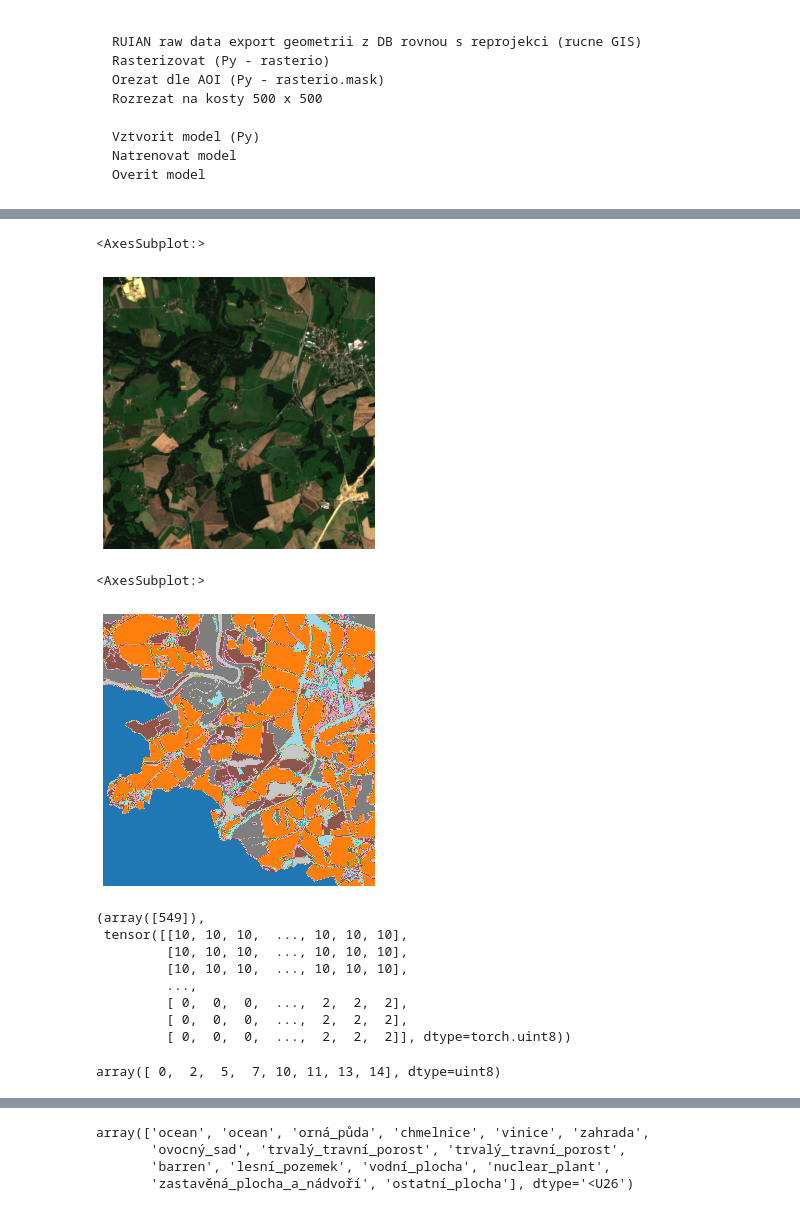
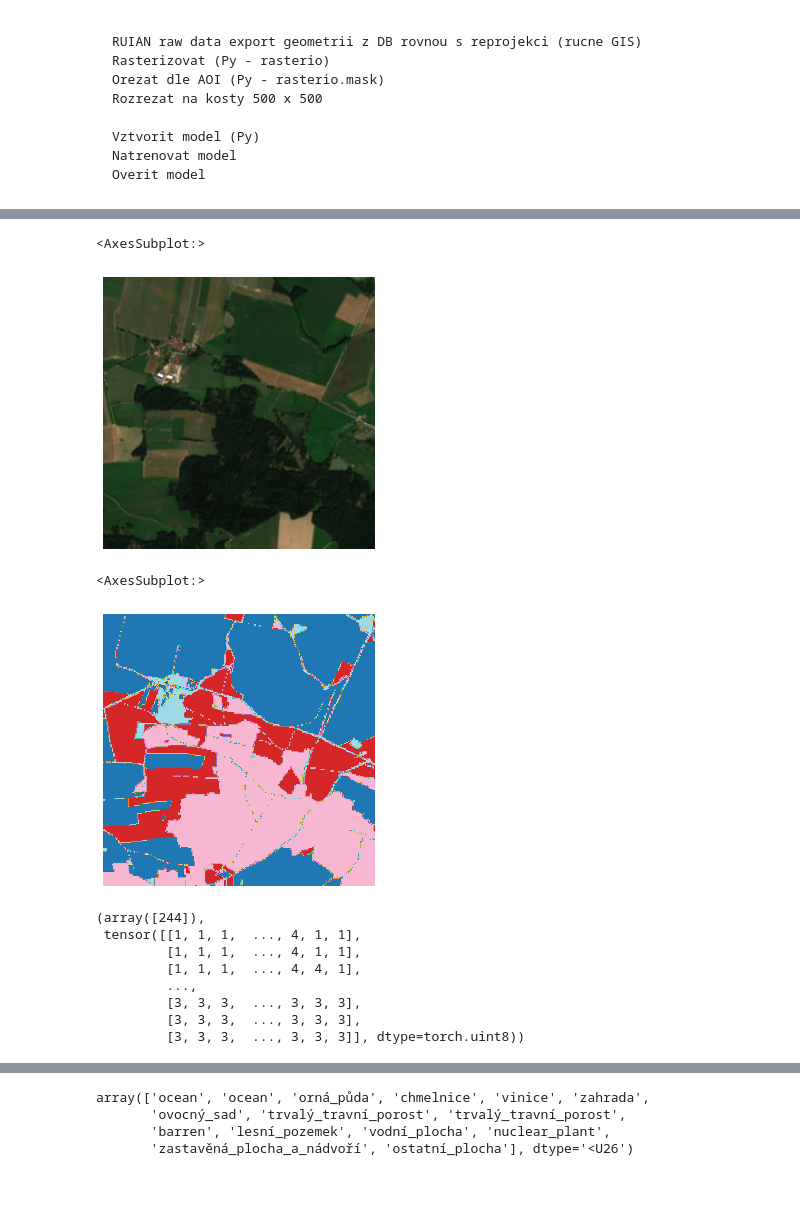
Before and after one commit to Krummhaus/FastaiSemaSegmRUIAN, a Jupyter notebook: LandUseFastaiPytorch.ipynb, the cells around one changed output, grey strips where cells are left out. Drawn from its saved outputs; the diff is of its cells as text; code cells hidden in the pictures.

```diff
--- a/LandUseFastaiPytorch.ipynb
+++ b/LandUseFastaiPytorch.ipynb
@@ -107,10 +103,10 @@ lbl_names[:3]
 # %%
-img_f = fnames[7]
+img_f = fnames[0]
 img = PILImage.create(img_f)
 img.show(figsize=(5,5))
 # %% [output]
 <AxesSubplot:>
-[figure, old version]
+[figure, new version]
 # %%
 # Napoveda:
 #     https://github.com/hiromis/notes/blob/master/Lesson3.md
@@ -124,20 +120,16 @@ mask = PILMask.create(get_y_fn(img_f))
 mask.show(figsize=(5,5), alpha=1)
 # %% [output]
 <AxesSubplot:>
-[figure, old version]
+[figure, new version]
 # %%
 src_size = np.array(mask.shape[1:])
 src_size,tensor(mask)
 # %% [output]
-(array([549]),
- tensor([[10, 10, 10,  ..., 10, 10, 10],
-         [10, 10, 10,  ..., 10, 10, 10],
-         [10, 10, 10,  ..., 10, 10, 10],
+(array([244]),
+ tensor([[1, 1, 1,  ..., 4, 1, 1],
+         [1, 1, 1,  ..., 4, 1, 1],
+         [1, 1, 1,  ..., 4, 4, 1],
          ...,
-         [ 0,  0,  0,  ...,  2,  2,  2],
-         [ 0,  0,  0,  ...,  2,  2,  2],
-         [ 0,  0,  0,  ...,  2,  2,  2]], dtype=torch.uint8))
+         [3, 3, 3,  ..., 3, 3, 3],
+         [3, 3, 3,  ..., 3, 3, 3],
+         [3, 3, 3,  ..., 3, 3, 3]], dtype=torch.uint8))
-# %%
-np.unique(tensor(mask))
-# %% [output]
-array([ 0,  2,  5,  7, 10, 11, 13, 14], dtype=uint8)
```
Also changed, not shown: parts of 22 cells of this notebook, 2 other files.
